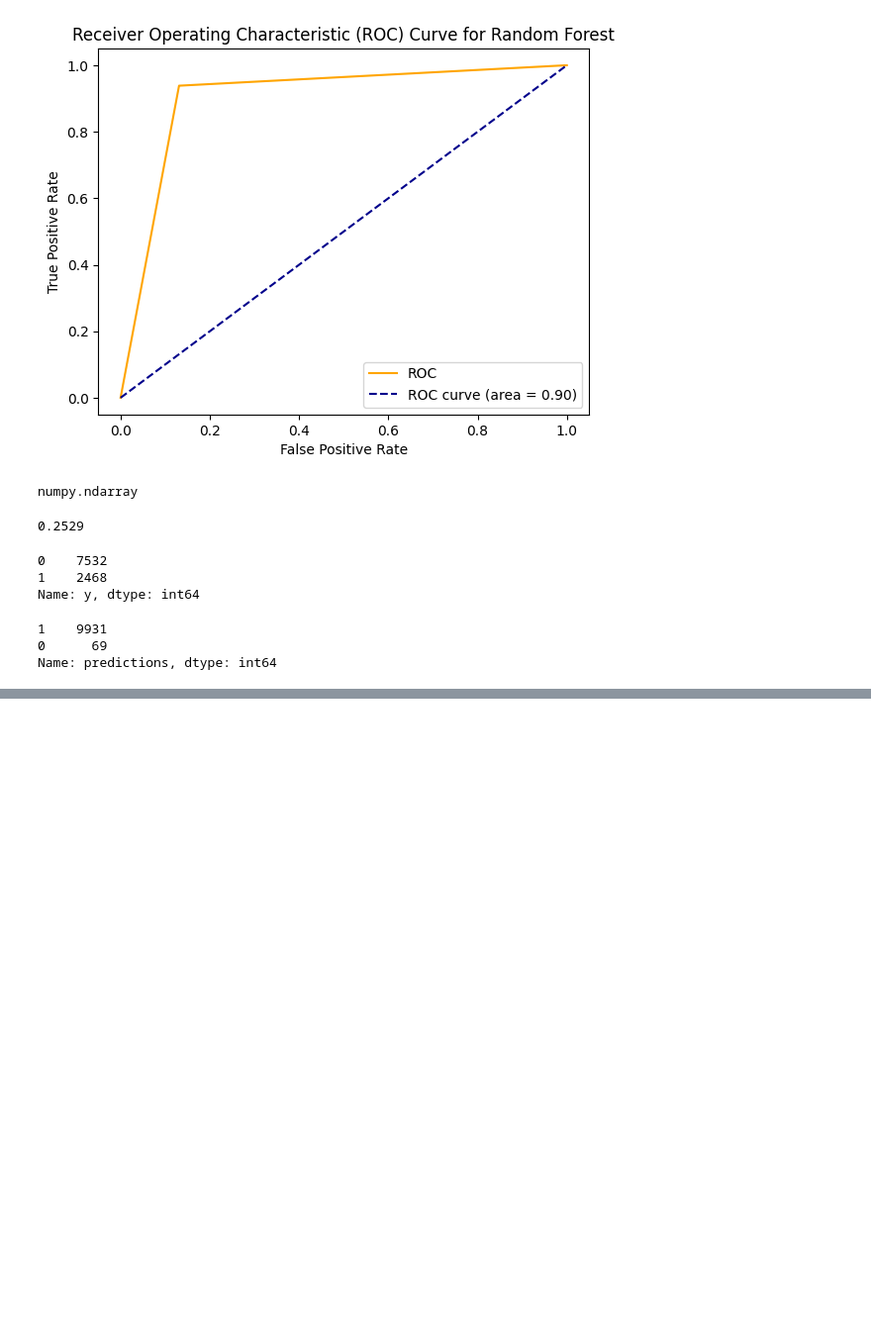
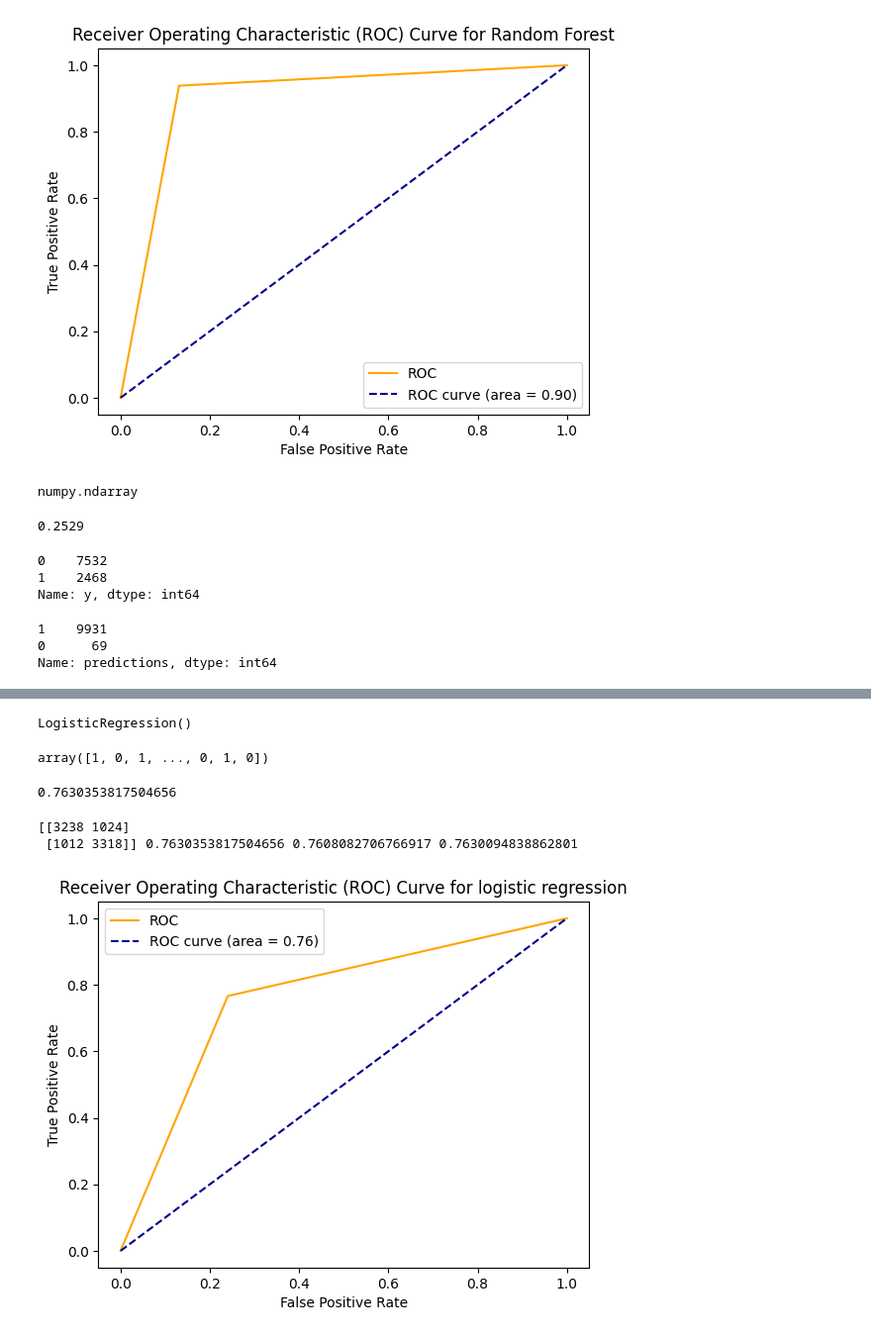
Before and after one commit to shailendra24sahu/Adult-Census-Income-Prediction, a Jupyter notebook: EDA/adult_census.ipynb, the cells around one changed output, grey strips where cells are left out. Shown: that part at 99% size. Cells and saved outputs as stored; diff of their text form; code cells hidden in the pictures; blank space fills up the shorter version.

Commit message:
model building  and Hyperparameter tuning

```diff
--- a/EDA/adult_census.ipynb
+++ b/EDA/adult_census.ipynb
@@ -604,0 +608,51 @@ Name: predictions, dtype: int64
+# %%
+from sklearn.linear_model import LogisticRegression
+log_reg = LogisticRegression()
+# %%
+log_reg.fit(X_train_scaled_df,y_train)
+# %% [output]
+LogisticRegression()
+# %%
+y_pred = log_reg.predict(X_test_scaled_df)
+# %%
+y_pred
+# %% [output]
+array([1, 0, 1, ..., 0, 1, 0])
+# %%
+accuracy = accuracy_score(y_test,y_pred)
+accuracy
+# %% [output]
+0.7630353817504656
+# %%
+conf_mat = confusion_matrix(y_test,y_pred)
+
+true_positive = conf_mat[0][0]
+false_positive = conf_mat[0][1]
+false_negative = conf_mat[1][0]
+true_negative = conf_mat[1][1]
+
+Accuracy = (true_positive + true_negative) / (true_positive +false_positive + false_negative + true_negative)
+
+Precision = true_positive/(true_positive+false_positive)
+Recall = true_positive/(true_positive+false_negative)
+F1_Score = 2*(Recall * Precision) / (Recall + Precision)
+auc = roc_auc_score(y_test, y_pred)     # for logistic regression model
+
+print(conf_mat,
+    Accuracy,F1_Score, auc
+)
+# %% [output]
+[[3238 1024]
+ [1012 3318]] 0.7630353817504656 0.7608082706766917 0.7630094838862801
+# %%
+fpr, tpr, thresholds = roc_curve(y_test, y_pred)
+
+plt.plot(fpr, tpr, color='orange', label='ROC')
+plt.plot([0, 1], [0, 1], color='darkblue', linestyle='--',label='ROC curve (area = %0.2f)' % auc)
+plt.xlabel('False Positive Rate')
+plt.ylabel('True Positive Rate')
+plt.title('Receiver Operating Characteristic (ROC) Curve for logistic regression')
+plt.legend()
+plt.show()
+# %% [output]
+[figure, added]
```
Also changed, not shown: parts of 12 cells of this notebook, 1 other file.
